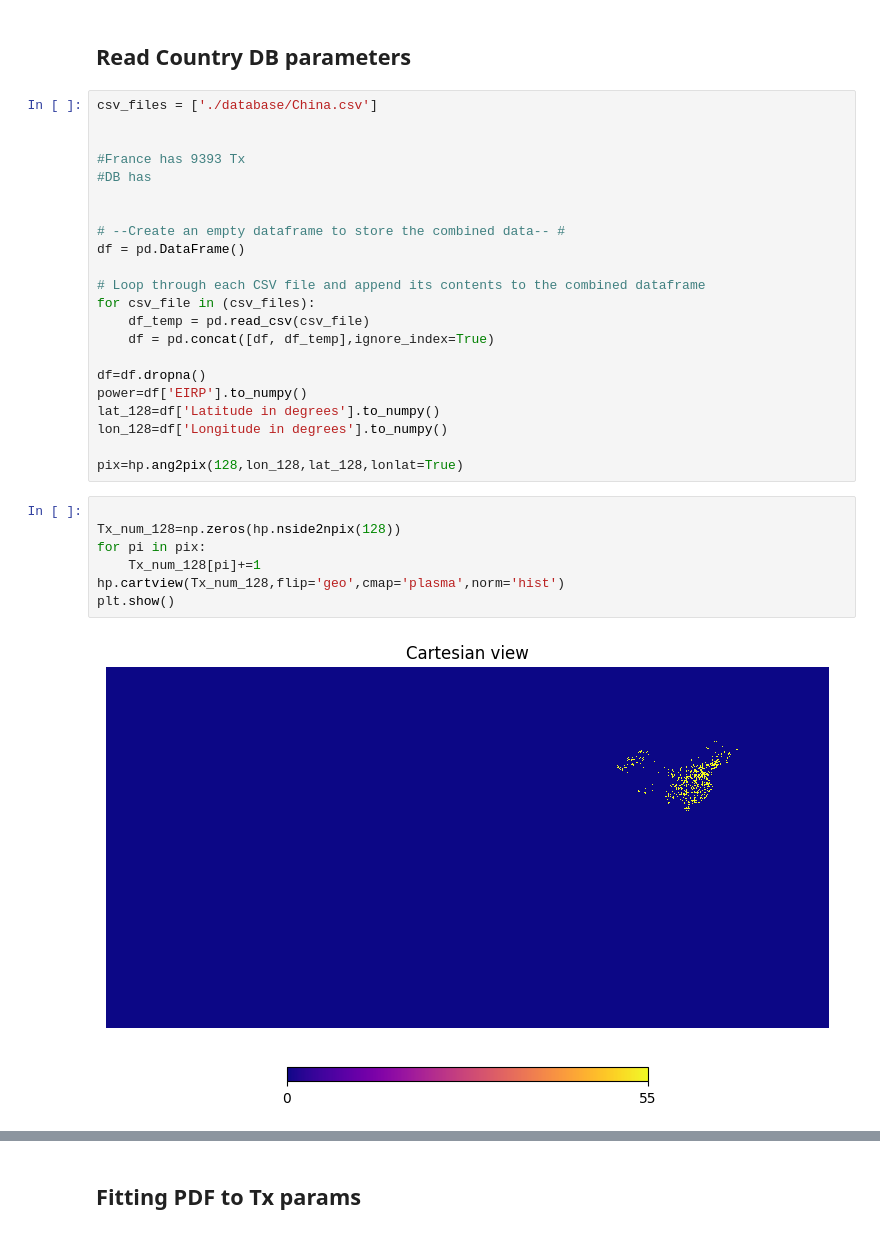
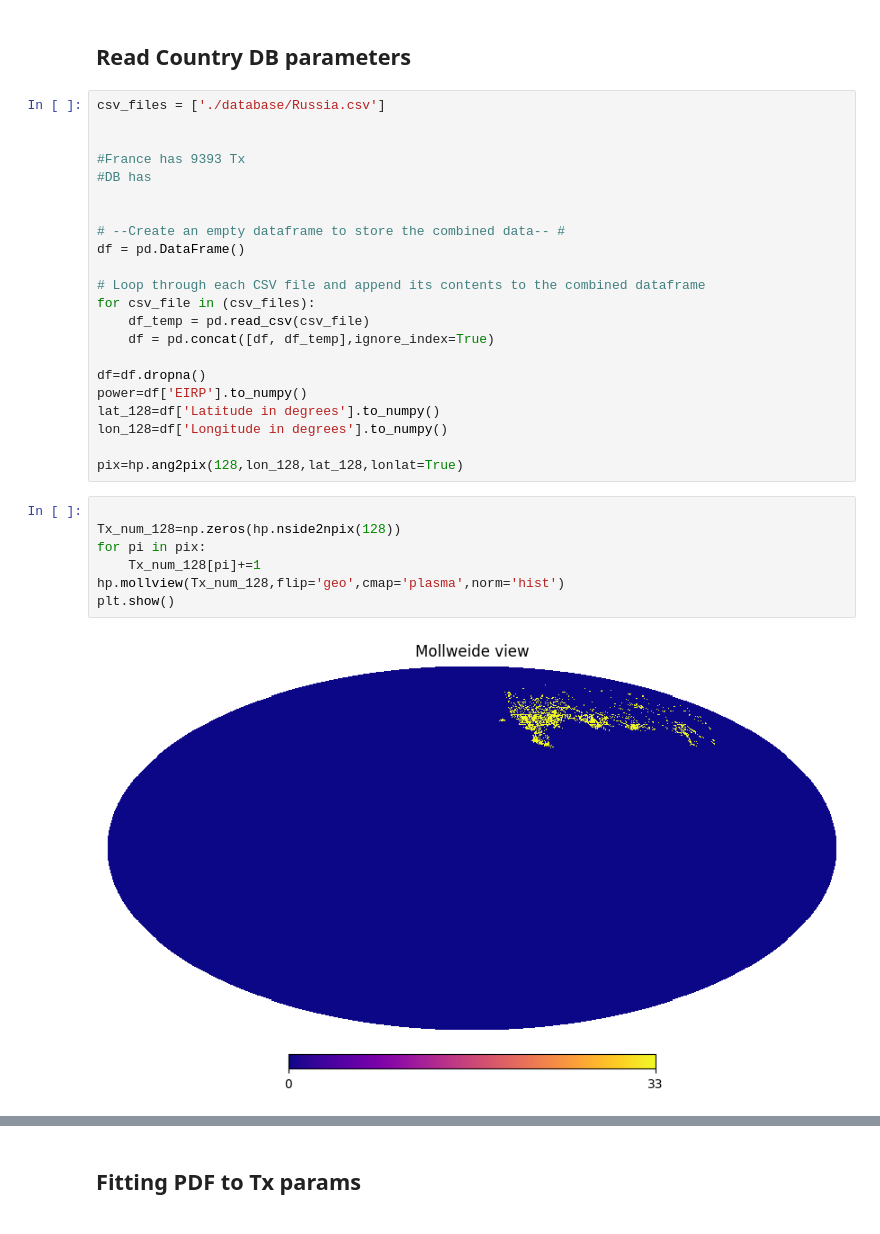
Before and after one commit to Bharatcs/rfi, a Jupyter notebook: Project/Mini_Stat_model.ipynb, the cells around one changed output, grey strips where cells are left out. Saved outputs shown, nothing was run; the diff lists cells and outputs as text.

```diff
--- a/Project/Mini_Stat_model.ipynb
+++ b/Project/Mini_Stat_model.ipynb
@@ -22,7 +22,7 @@ from distfit import distfit
 # %% [markdown]
 ## Read Country DB parameters
 # %%
-csv_files = ['./database/China.csv']
+csv_files = ['./database/Russia.csv']
 
 
 #France has 9393 Tx
@@ -46,12 +46,12 @@ pix=hp.ang2pix(128,lon_128,lat_128,lonlat=True)
 # %%
 
 Tx_num_128=np.zeros(hp.nside2npix(128))
 for pi in pix:
     Tx_num_128[pi]+=1
-hp.cartview(Tx_num_128,flip='geo',cmap='plasma',norm='hist')
+hp.mollview(Tx_num_128,flip='geo',cmap='plasma',norm='hist')
 plt.show()
 # %% [output]
-[figure, old version]
+[figure, new version]
 # %%
 Tx_pow_128=np.zeros(hp.nside2npix(128))
 for index,p in enumerate(pix):
```
Also changed, not shown: parts of 18 cells of this notebook, 4 other files.
